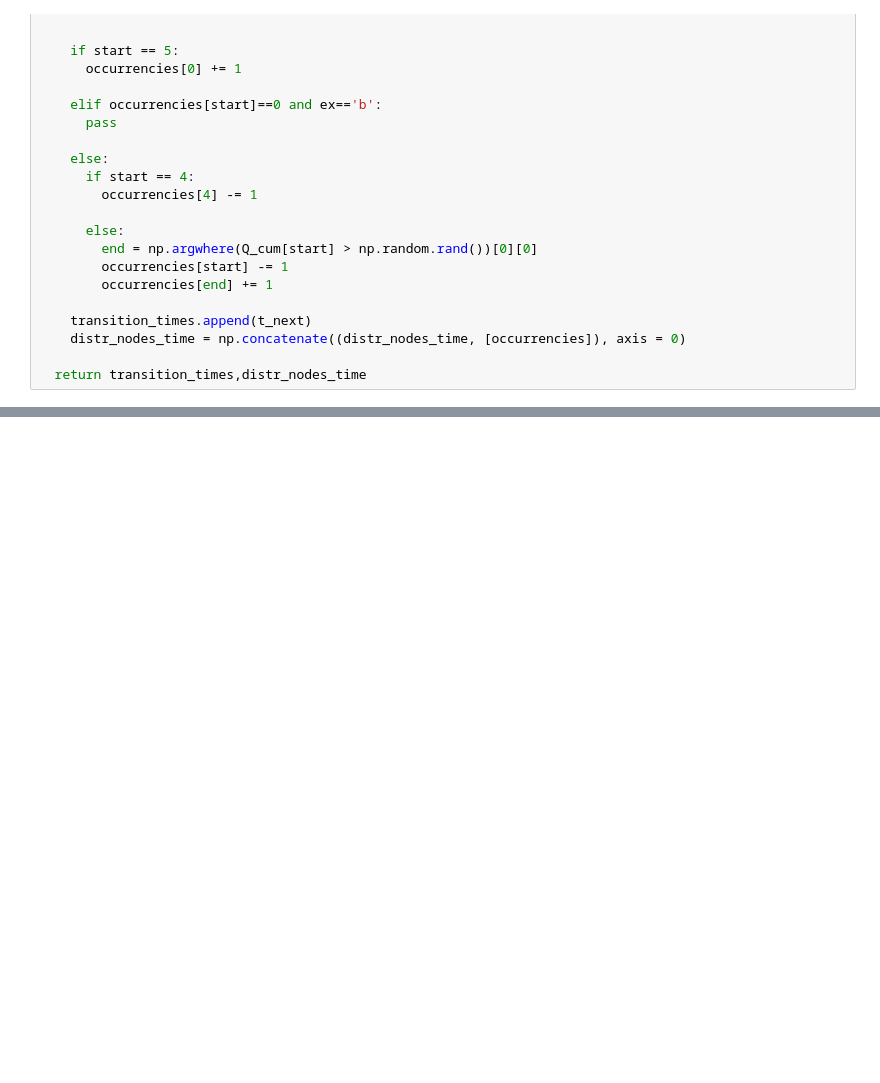
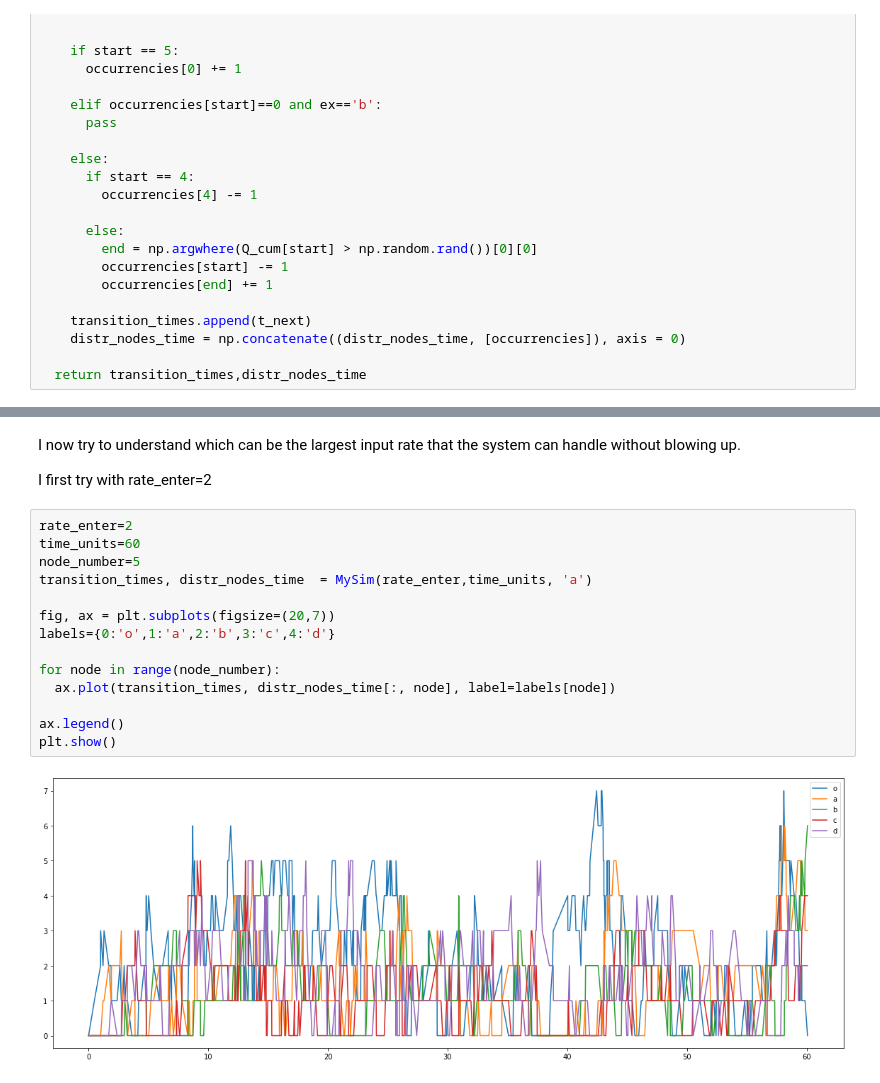
Before and after one commit to ele9996/NetworkDynamicsAndLearningLabs, a Jupyter notebook: HMW2.ipynb, the cells around one changed output, grey strips where cells are left out. Saved outputs shown, nothing was run; the diff lists cells and outputs as text; blank space fills up the shorter version.

```diff
--- a/HMW2.ipynb
+++ b/HMW2.ipynb
@@ -292,0 +310,20 @@ def MySim(rate,time_units,ex):
+# %% [markdown]
+I now try to understand which can be the largest input rate that the system can handle without blowing up.
+
+I first try with rate_enter=2
+# %%
+rate_enter=2
+time_units=60
+node_number=5
+transition_times, distr_nodes_time  = MySim(rate_enter,time_units, 'a')
+
+fig, ax = plt.subplots(figsize=(20,7))
+labels={0:'o',1:'a',2:'b',3:'c',4:'d'}
+
+for node in range(node_number):
+  ax.plot(transition_times, distr_nodes_time[:, node], label=labels[node])
+
+ax.legend()
+plt.show()
+# %% [output]
+[figure, added]
```
Also changed, not shown: parts of 29 cells of this notebook.
